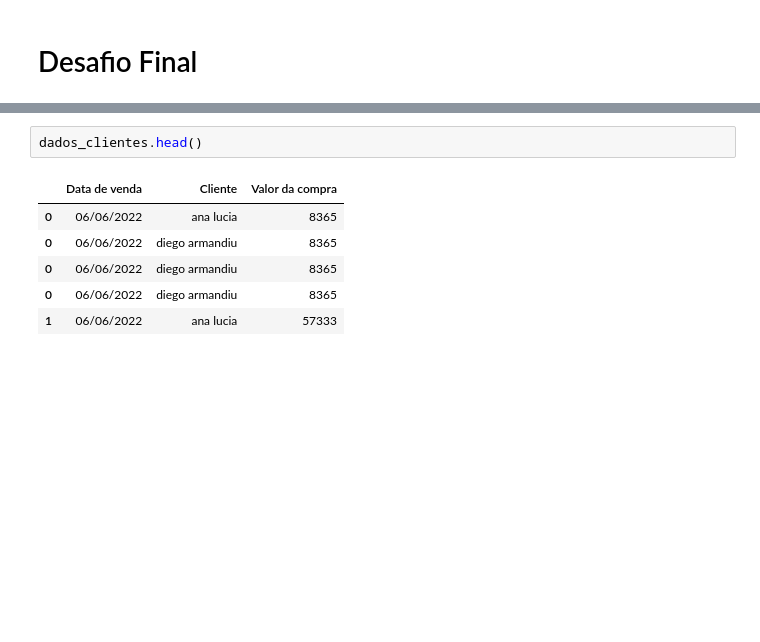
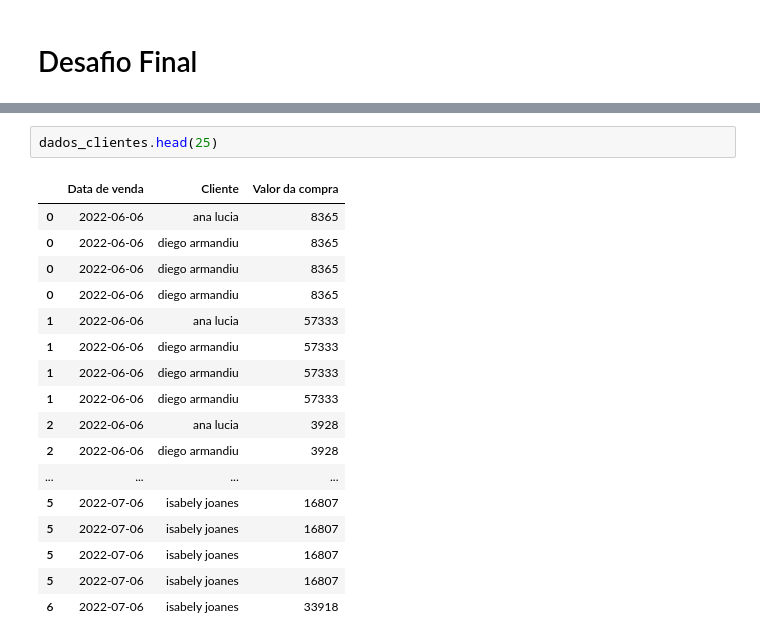
Before and after one commit to felipebocajr/Python-para-dados, a Jupyter notebook: pandas/transformação e manipulação de dados/pandas.ipynb, the cells around one changed output, grey strips where cells are left out. Cells and saved outputs as stored; diff of their text form; blank space fills up the shorter version.

```diff
--- a/pandas/transformação e manipulação de dados/pandas.ipynb
+++ b/pandas/transformação e manipulação de dados/pandas.ipynb
@@ -748,9 +755,20 @@ Se você não lembra o problema do projeto desafio 1, vou deixar abaixo o texto
 # %%
-dados_clientes.head()
+dados_clientes.head(25)
 # %% [output]
 |  | Data de venda | Cliente | Valor da compra |
-| 0 | 06/06/2022 | ana lucia | 8365 |
-| 0 | 06/06/2022 | diego armandiu | 8365 |
-| 0 | 06/06/2022 | diego armandiu | 8365 |
-| 0 | 06/06/2022 | diego armandiu | 8365 |
-| 1 | 06/06/2022 | ana lucia | 57333 |
+| 0 | 2022-06-06 | ana lucia | 8365 |
+| 0 | 2022-06-06 | diego armandiu | 8365 |
+| 0 | 2022-06-06 | diego armandiu | 8365 |
+| 0 | 2022-06-06 | diego armandiu | 8365 |
+| 1 | 2022-06-06 | ana lucia | 57333 |
+| 1 | 2022-06-06 | diego armandiu | 57333 |
+| 1 | 2022-06-06 | diego armandiu | 57333 |
+| 1 | 2022-06-06 | diego armandiu | 57333 |
+| 2 | 2022-06-06 | ana lucia | 3928 |
+| 2 | 2022-06-06 | diego armandiu | 3928 |
+| ... | ... | ... | ... |
+| 5 | 2022-07-06 | isabely joanes | 16807 |
+| 5 | 2022-07-06 | isabely joanes | 16807 |
+| 5 | 2022-07-06 | isabely joanes | 16807 |
+| 5 | 2022-07-06 | isabely joanes | 16807 |
+| 6 | 2022-07-06 | isabely joanes | 33918 |
```
Also changed, not shown: parts of 12 cells of this notebook.
